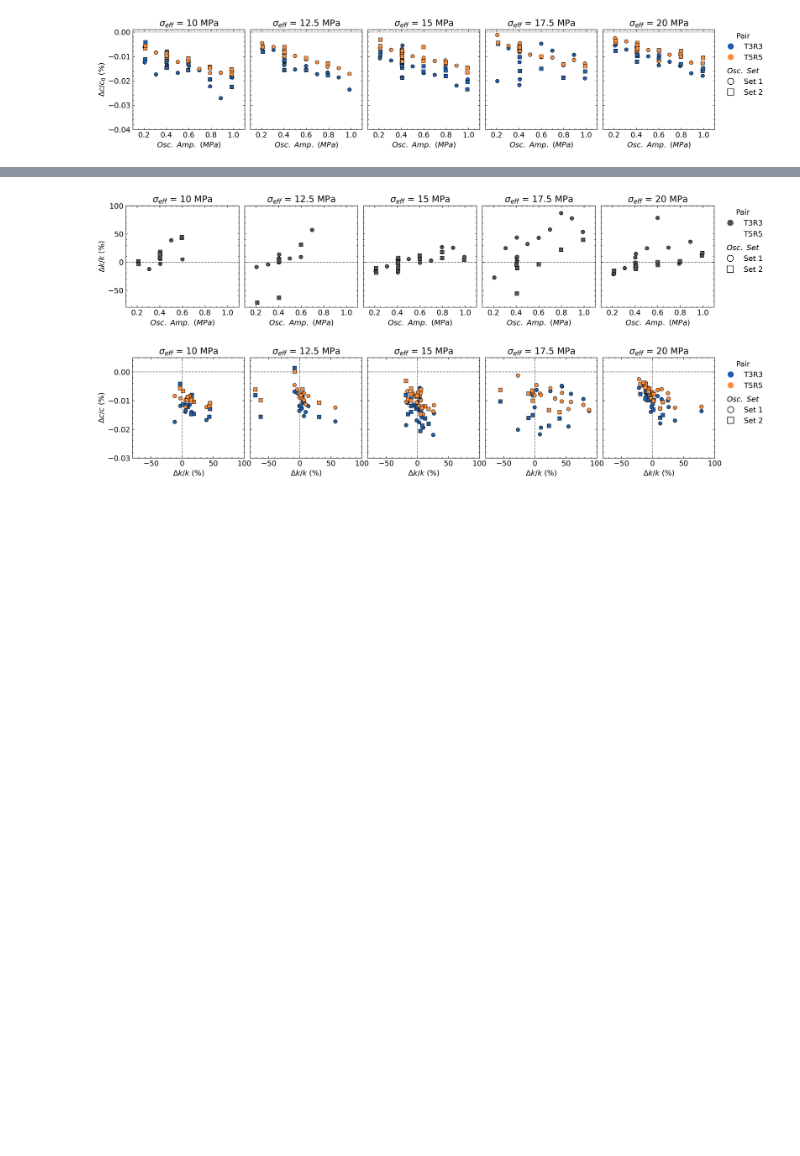
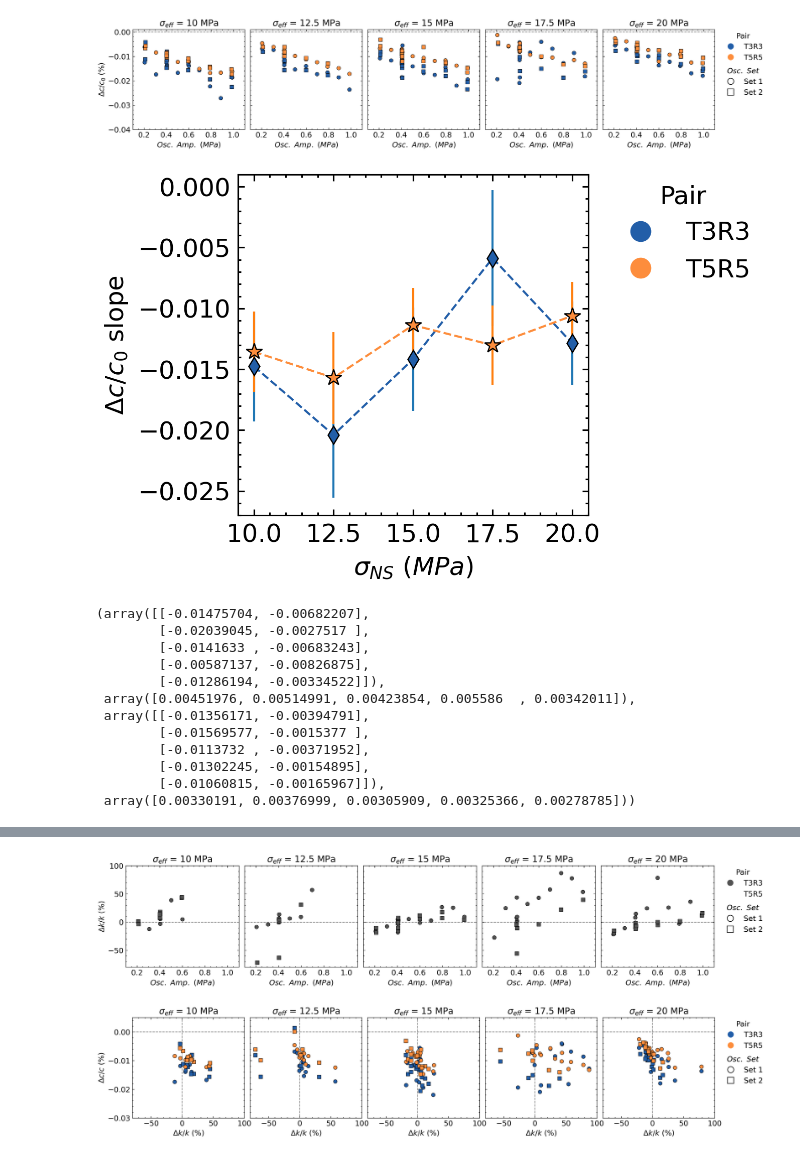
Before and after one commit to clay-wood/frac-hydroOsc, a Jupyter notebook: py_ac_analysis/rel_chg_analysis/p5483_pp_correlation_overview.ipynb, the cells around one changed output, grey strips where cells are left out. Saved outputs shown, nothing was run; the diff lists cells and outputs as text; code cells hidden in the pictures; blank space fills up the shorter version.

```diff
--- a/py_ac_analysis/rel_chg_analysis/p5483_pp_correlation_overview.ipynb
+++ b/py_ac_analysis/rel_chg_analysis/p5483_pp_correlation_overview.ipynb
@@ -326,4 +34,20 @@ all_dat = np.array([run2_dat, run3_dat, run5_dat, run6_dat, run8_dat, run9_dat,
 relChg_amp_plots(all_dat, 0, 2, 3, '#225ea8', '#fd8d3c', [0.1, 1.1], [-0.04, 0.001], '$Osc.\ Amp.\ (MPa)$', '$\Delta c/c_0\ (\%)$')
 # %% [output]
 [figure]
+# %%
+slope_plots(all_dat, 0, 2, 3, '#225ea8', '#fd8d3c', [9.5, 20.5], [-0.027, 0.001], '$\sigma_{NS}\ (MPa)$', '$\Delta c/c_0$ slope')
+# %% [output]
+[figure, added]
+(array([[-0.01475704, -0.00682207],
+        [-0.02039045, -0.0027517 ],
+        [-0.0141633 , -0.00683243],
+        [-0.00587137, -0.00826875],
+        [-0.01286194, -0.00334522]]),
+ array([0.00451976, 0.00514991, 0.00423854, 0.005586  , 0.00342011]),
+ array([[-0.01356171, -0.00394791],
+        [-0.01569577, -0.0015377 ],
+        [-0.0113732 , -0.00371952],
+        [-0.01302245, -0.00154895],
+        [-0.01060815, -0.00165967]]),
+ array([0.00330191, 0.00376999, 0.00305909, 0.00325366, 0.00278785]))
 # %%
```
Also changed, not shown: parts of 33 cells of this notebook, 3 other files.
